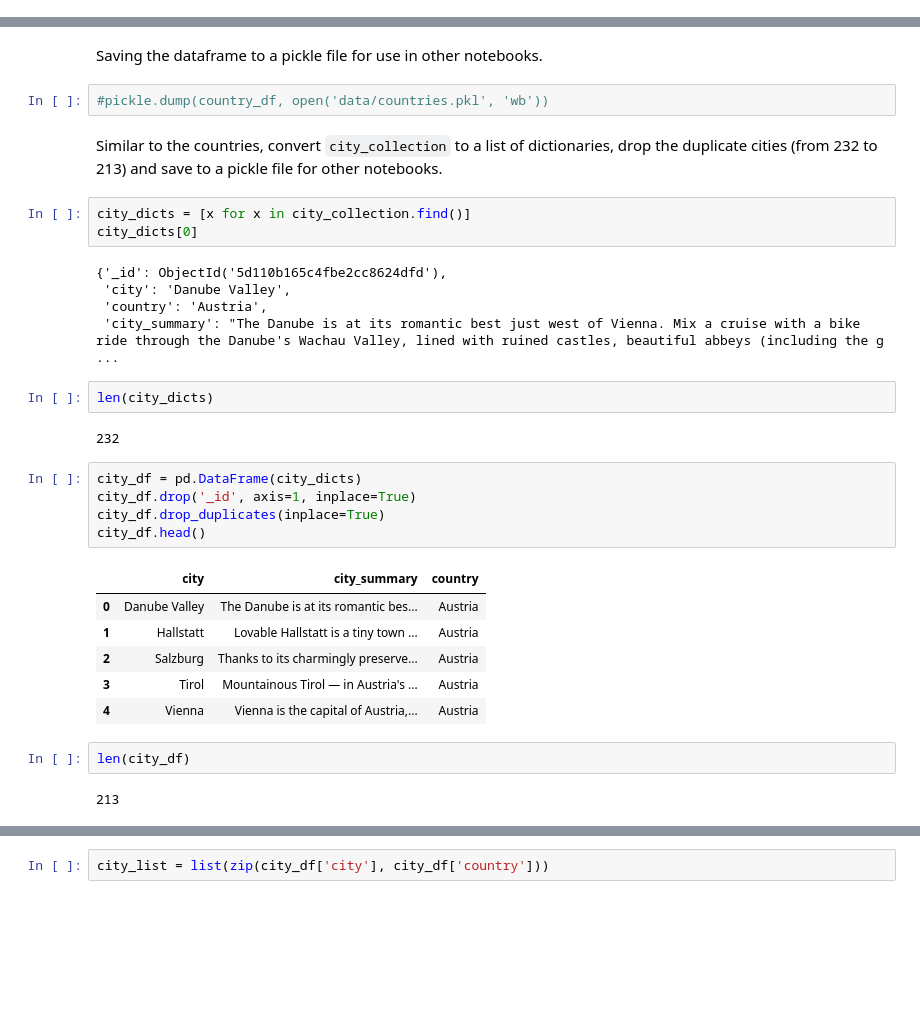
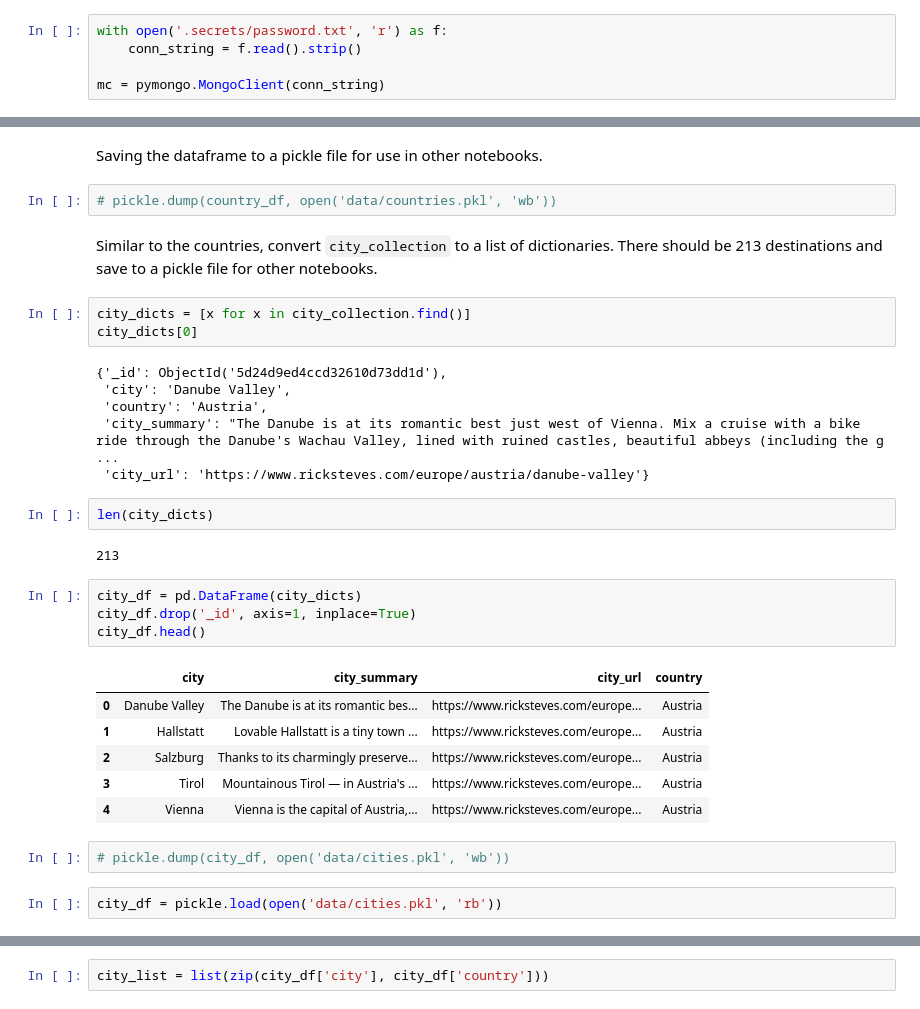
Before and after one commit to kayschulz/travel_destination_recommendation, a Jupyter notebook: collect_data.ipynb, the cells around one changed output, grey strips where cells are left out. Drawn from its saved outputs; the diff is of its cells as text; blank space fills up the shorter version.

Commit message:
rescrape to add city_urls to city data frame

```diff
--- a/collect_data.ipynb
+++ b/collect_data.ipynb
@@ -19,3 +17,8 @@ mc = pymongo.MongoClient()
+# %%
+with open('.secrets/password.txt', 'r') as f:
+    conn_string = f.read().strip()
+
+mc = pymongo.MongoClient(conn_string)
 # %%
 city_db = mc['city_database']
 # %%
@@ -136,34 +136,34 @@ len(country_df)
 # %% [markdown]
 Saving the dataframe to a pickle file for use in other notebooks.
 # %%
-#pickle.dump(country_df, open('data/countries.pkl', 'wb'))
+# pickle.dump(country_df, open('data/countries.pkl', 'wb'))
 # %% [markdown]
-Similar to the countries, convert `city_collection` to a list of dictionaries, drop the duplicate cities (from 232 to 213) and save to a pickle file for other notebooks.
+Similar to the countries, convert `city_collection` to a list of dictionaries. There should be 213 destinations and save to a pickle file for other notebooks.
 # %%
 city_dicts = [x for x in city_collection.find()]
 city_dicts[0]
 # %% [output]
-{'_id': ObjectId('5d110b165c4fbe2cc8624dfd'),
+{'_id': ObjectId('5d24d9ed4ccd32610d73dd1d'),
  'city': 'Danube Valley',
  'country': 'Austria',
  'city_summary': "The Danube is at its romantic best just west of Vienna. Mix a cruise with a bike ride through the Danube's Wachau Valley, lined with ruined castles, beautiful abbeys (including the g ...
+ 'city_url': 'https://www.ricksteves.com/europe/austria/danube-valley'}
 # %%
 len(city_dicts)
 # %% [output]
-232
+213
 # %%
 city_df = pd.DataFrame(city_dicts)
 city_df.drop('_id', axis=1, inplace=True)
-city_df.drop_duplicates(inplace=True)
 city_df.head()
 # %% [output]
-|  | city | city_summary | country |
-| 0 | Danube Valley | The Danube is at its romantic bes... | Austria |
-| 1 | Hallstatt | Lovable Hallstatt is a tiny town ... | Austria |
-| 2 | Salzburg | Thanks to its charmingly preserve... | Austria |
-| 3 | Tirol | Mountainous Tirol — in Austria's ... | Austria |
-| 4 | Vienna | Vienna is the capital of Austria,... | Austria |
+|  | city | city_summary | city_url | country |
+| 0 | Danube Valley | The Danube is at its romantic bes... | https://www.ricksteves.com/europe... | Austria |
+| 1 | Hallstatt | Lovable Hallstatt is a tiny town ... | https://www.ricksteves.com/europe... | Austria |
+| 2 | Salzburg | Thanks to its charmingly preserve... | https://www.ricksteves.com/europe... | Austria |
+| 3 | Tirol | Mountainous Tirol — in Austria's ... | https://www.ricksteves.com/europe... | Austria |
+| 4 | Vienna | Vienna is the capital of Austria,... | https://www.ricksteves.com/europe... | Austria |
-# %%
-len(city_df)
-# %% [output]
-213
+# %%
+# pickle.dump(city_df, open('data/cities.pkl', 'wb'))
+# %%
+city_df = pickle.load(open('data/cities.pkl', 'rb'))
```
Also changed, not shown: parts of 30 cells of this notebook, 8 other files.
